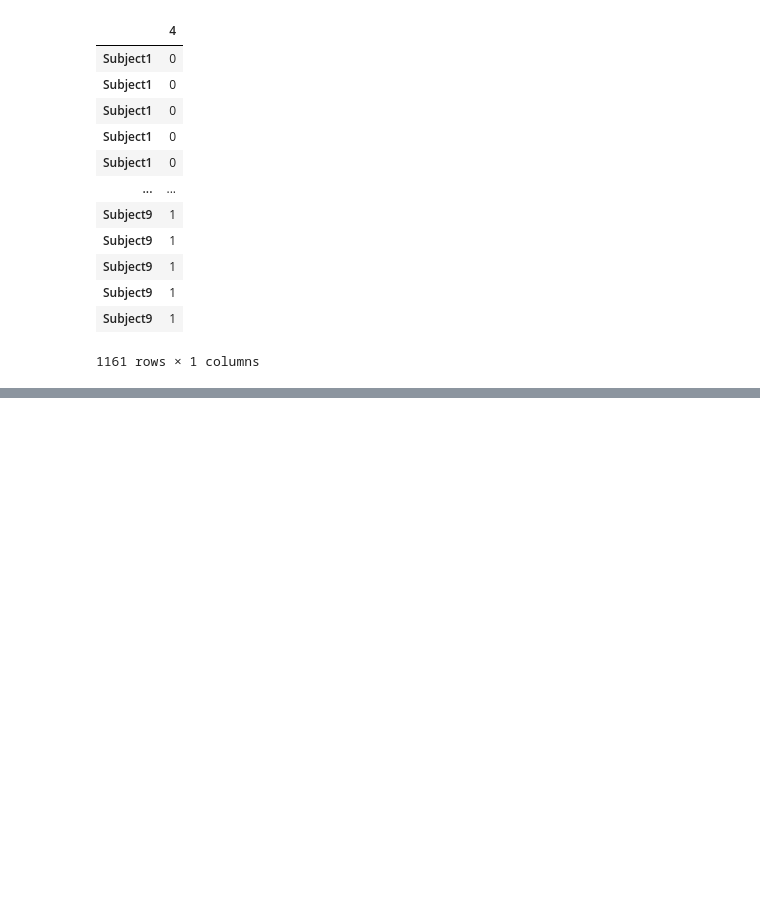
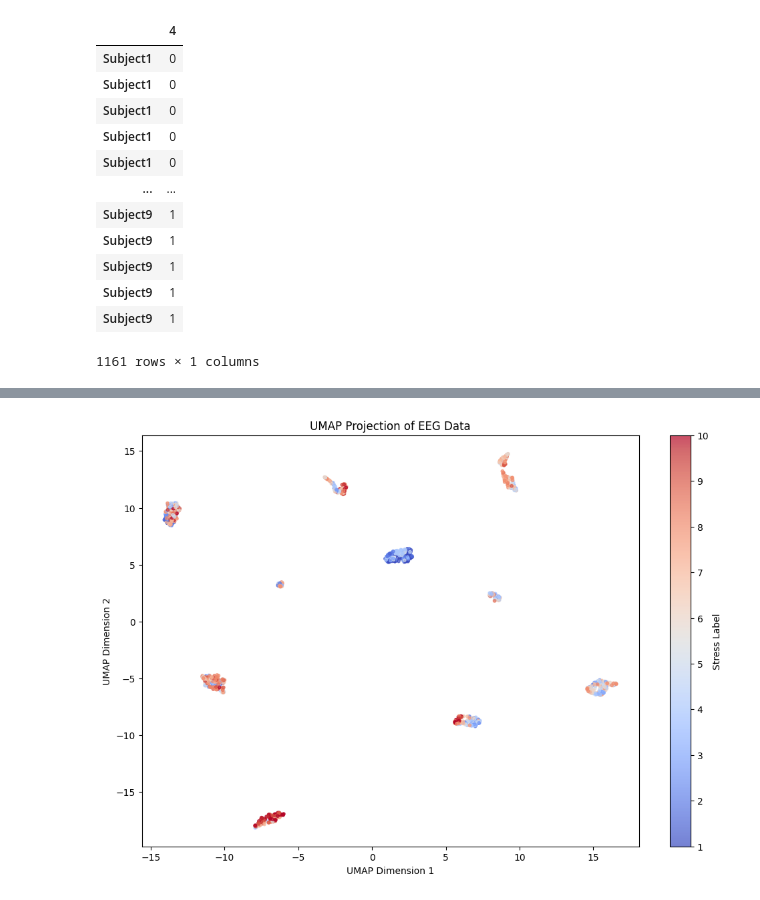
Before and after one commit to parvchor/COGS-118B-Project, a Jupyter notebook: workingCopy.ipynb, the cells around one changed output, grey strips where cells are left out. Drawn from its saved outputs; the diff is of its cells as text; code cells hidden in the pictures; blank space fills up the shorter version.

```diff
--- a/workingCopy.ipynb
+++ b/workingCopy.ipynb
@@ -210,0 +221,16 @@ ImportError: Numba needs NumPy 2.0 or less. Got NumPy 2.1.
+# %%
+labels_non_binary = Y_non_binary.to_numpy()
+# %%
+scaler = StandardScaler()
+X_scaled = scaler.fit_transform(X)
+reducer = umap.UMAP(metric='euclidean', n_neighbors=15, min_dist=.1, random_state=42)
+X_embedded = reducer.fit_transform(X_scaled)
+plt.figure(figsize=(12, 8))
+scatter = plt.scatter(X_embedded[:, 0], X_embedded[:, 1], c=labels_non_binary, cmap='coolwarm', s=10, alpha=0.7)
+plt.colorbar(scatter, label='Stress Label')
+plt.title('UMAP Projection of EEG Data')
+plt.xlabel('UMAP Dimension 1')
+plt.ylabel('UMAP Dimension 2')
+plt.show()
+# %% [output]
+[figure, added]
```
Also changed, not shown: parts of 18 cells of this notebook, 1 other file.
